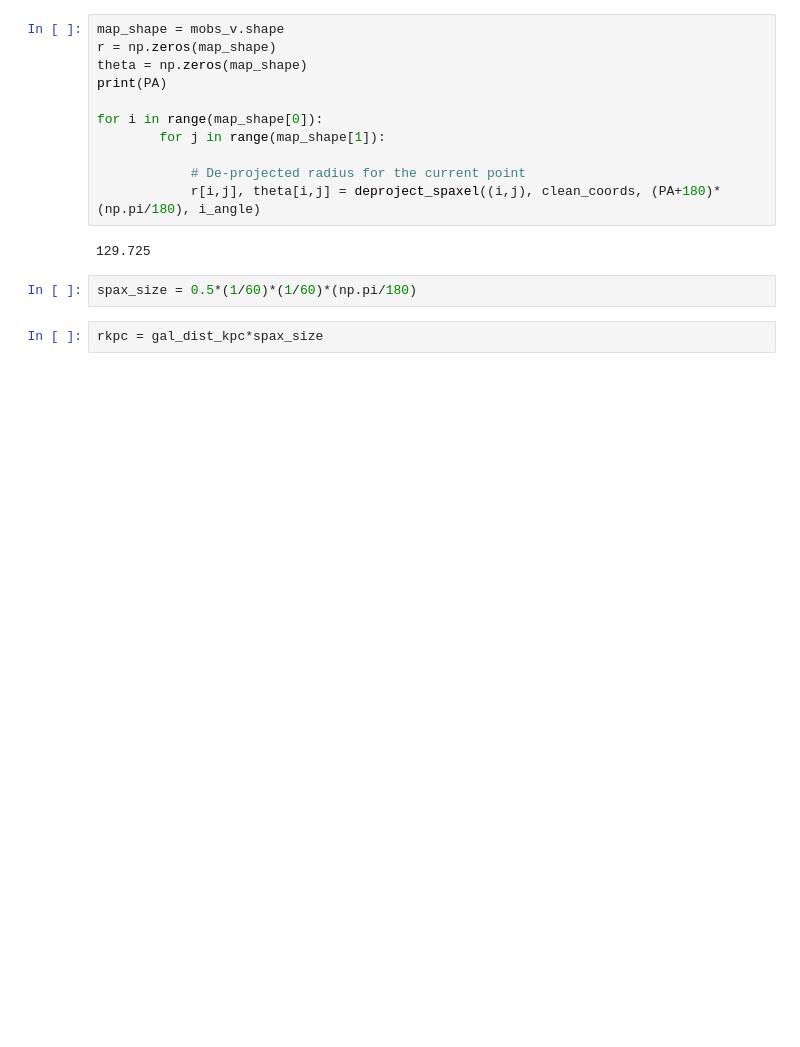
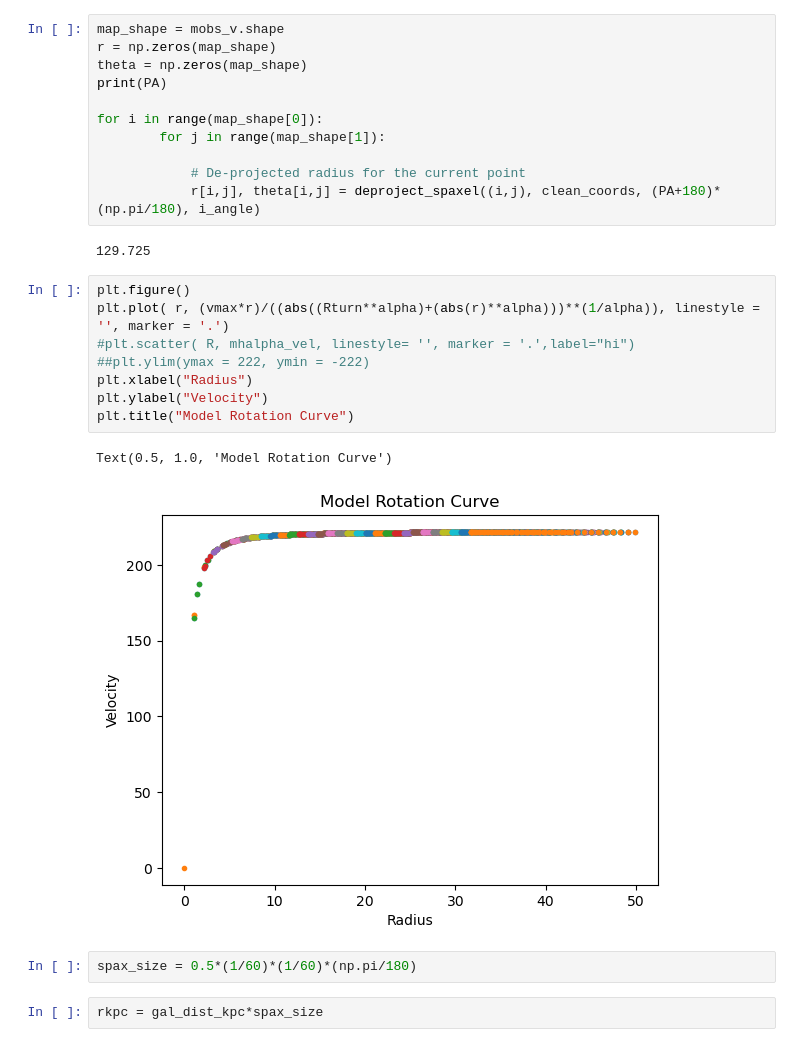
Before and after one commit to DESI-UR/MaNGA-VelMap, a Jupyter notebook: Notebooks/SandBox.ipynb, the cells around one changed output. Cells and saved outputs as stored; diff of their text form; blank space fills up the shorter version.

```diff
--- a/Notebooks/SandBox.ipynb
+++ b/Notebooks/SandBox.ipynb
@@ -232,6 +233,17 @@ for i in range(map_shape[0]):
             r[i,j], theta[i,j] = deproject_spaxel((i,j), clean_coords, (PA+180)*(np.pi/180), i_angle)
 # %% [output]
 129.725
+# %%
+plt.figure()
+plt.plot( r, (vmax*r)/((abs((Rturn**alpha)+(abs(r)**alpha)))**(1/alpha)), linestyle = '', marker = '.')
+#plt.scatter( R, mhalpha_vel, linestyle= '', marker = '.',label="hi")
+##plt.ylim(ymax = 222, ymin = -222)
+plt.xlabel("Radius")
+plt.ylabel("Velocity")
+plt.title("Model Rotation Curve")
+# %% [output]
+Text(0.5, 1.0, 'Model Rotation Curve')
+[figure, added]
 # %%
 spax_size = 0.5*(1/60)*(1/60)*(np.pi/180)
 # %%
```
Also changed, not shown: parts of 1 cell of this notebook, 2 other files.
